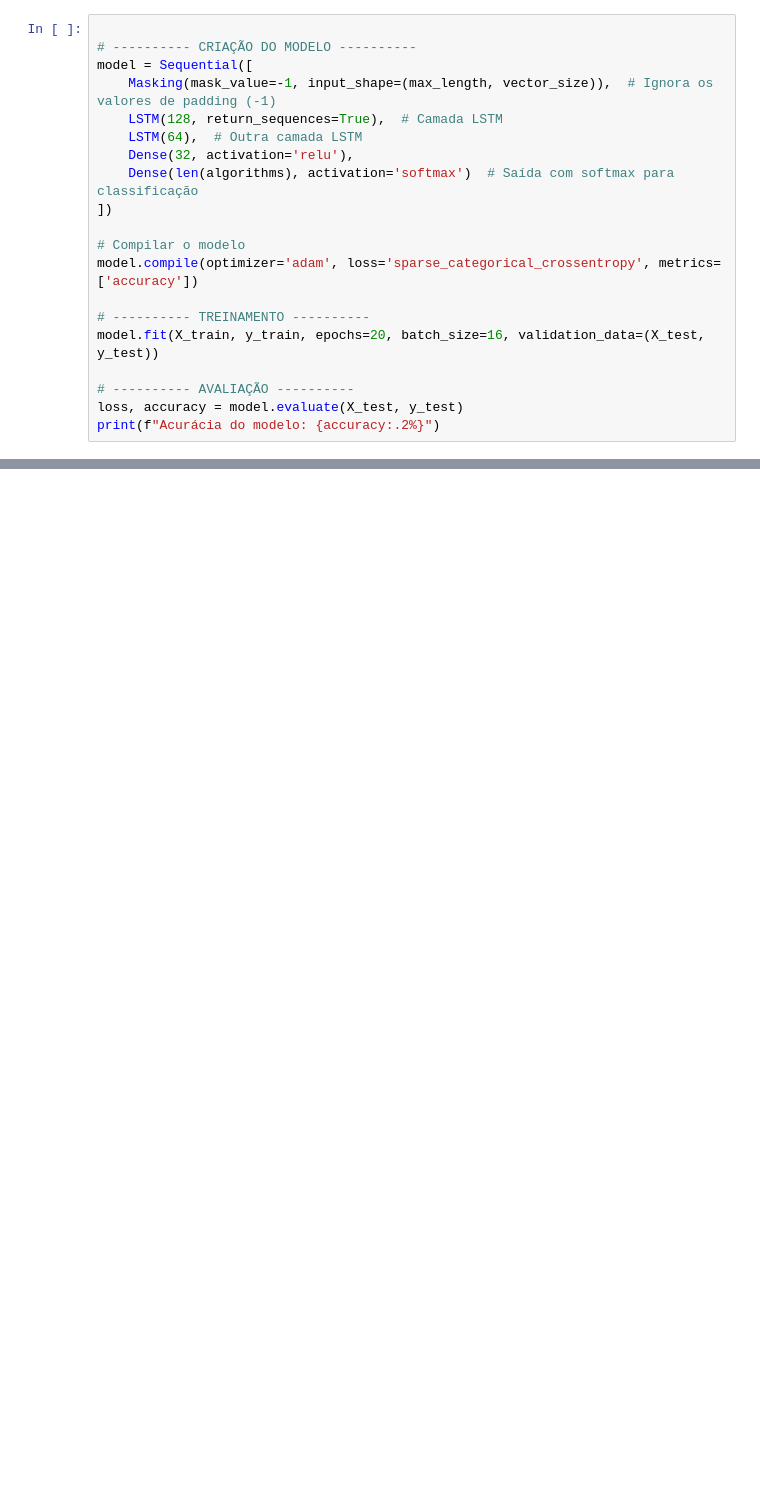
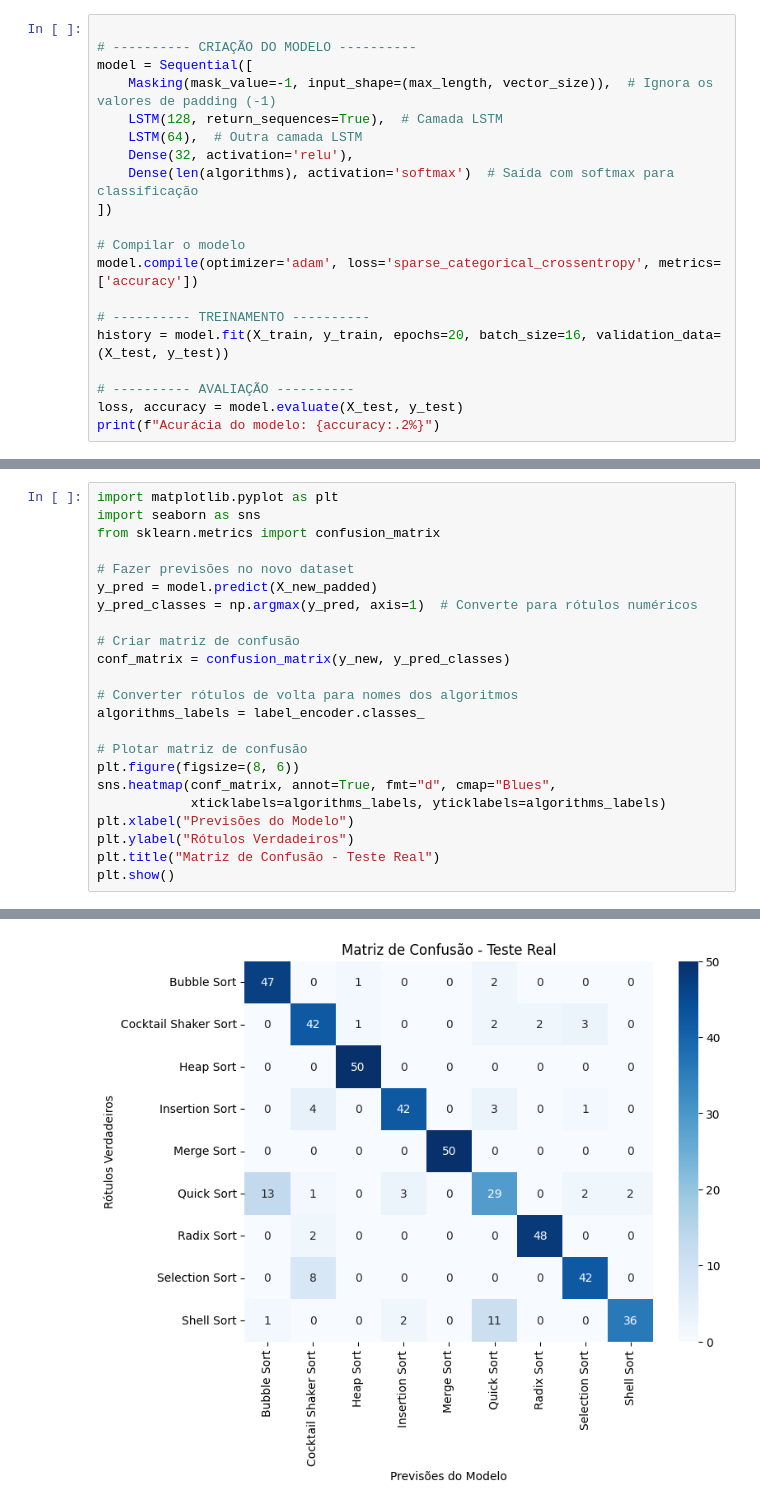
Before and after one commit to HenriqueSoaresRodrigues/Classfica-oAlgoritmos, a Jupyter notebook: ClassificaçãoAlgoritmosOrdenação.ipynb, the cells around one changed output, grey strips where cells are left out. Drawn from its saved outputs; the diff is of its cells as text; blank space fills up the shorter version.

```diff
--- a/ClassificaçãoAlgoritmosOrdenação.ipynb
+++ b/ClassificaçãoAlgoritmosOrdenação.ipynb
@@ -155,7 +309,7 @@ model = Sequential([
 model.compile(optimizer='adam', loss='sparse_categorical_crossentropy', metrics=['accuracy'])
 
 # ---------- TREINAMENTO ----------
-model.fit(X_train, y_train, epochs=20, batch_size=16, validation_data=(X_test, y_test))
+history = model.fit(X_train, y_train, epochs=20, batch_size=16, validation_data=(X_test, y_test))
 
 # ---------- AVALIAÇÃO ----------
 loss, accuracy = model.evaluate(X_test, y_test)
@@ -256,0 +438,24 @@ Insertion Sort       0.80      0.84      0.82        19
+# %%
+import matplotlib.pyplot as plt
+import seaborn as sns
+from sklearn.metrics import confusion_matrix
+
+# Fazer previsões no novo dataset
+y_pred = model.predict(X_new_padded)
+y_pred_classes = np.argmax(y_pred, axis=1)  # Converte para rótulos numéricos
+
+# Criar matriz de confusão
+conf_matrix = confusion_matrix(y_new, y_pred_classes)
+
+# Converter rótulos de volta para nomes dos algoritmos
+algorithms_labels = label_encoder.classes_
+
+# Plotar matriz de confusão
+plt.figure(figsize=(8, 6))
+sns.heatmap(conf_matrix, annot=True, fmt="d", cmap="Blues",
+            xticklabels=algorithms_labels, yticklabels=algorithms_labels)
+plt.xlabel("Previsões do Modelo")
+plt.ylabel("Rótulos Verdadeiros")
+plt.title("Matriz de Confusão - Teste Real")
+plt.show()
+# %% [output]
@@ -256,0 +463 @@ Insertion Sort       0.80      0.84      0.82        19
+[figure, added]
```
Also changed, not shown: parts of 7 cells of this notebook.
